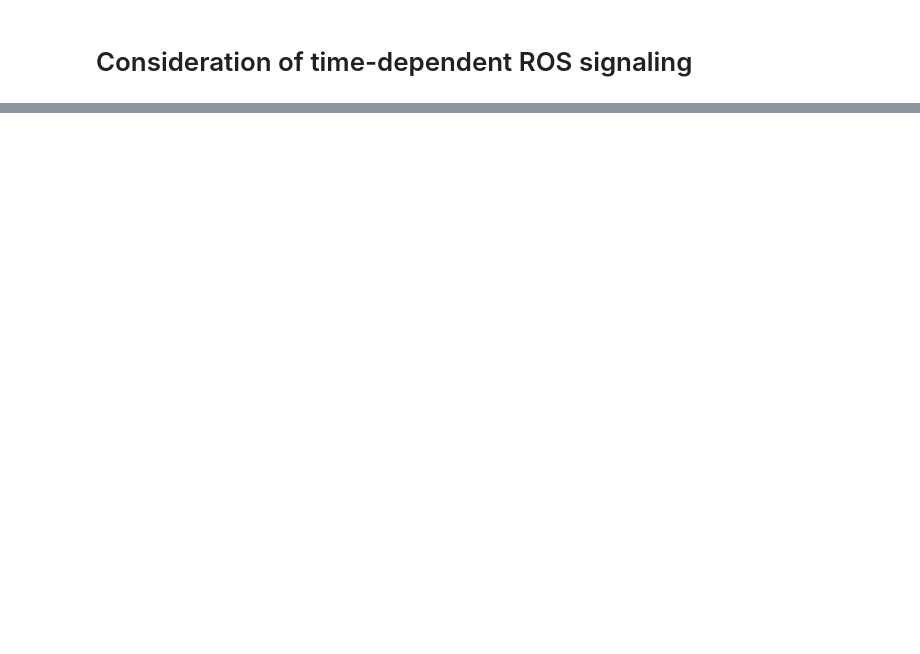
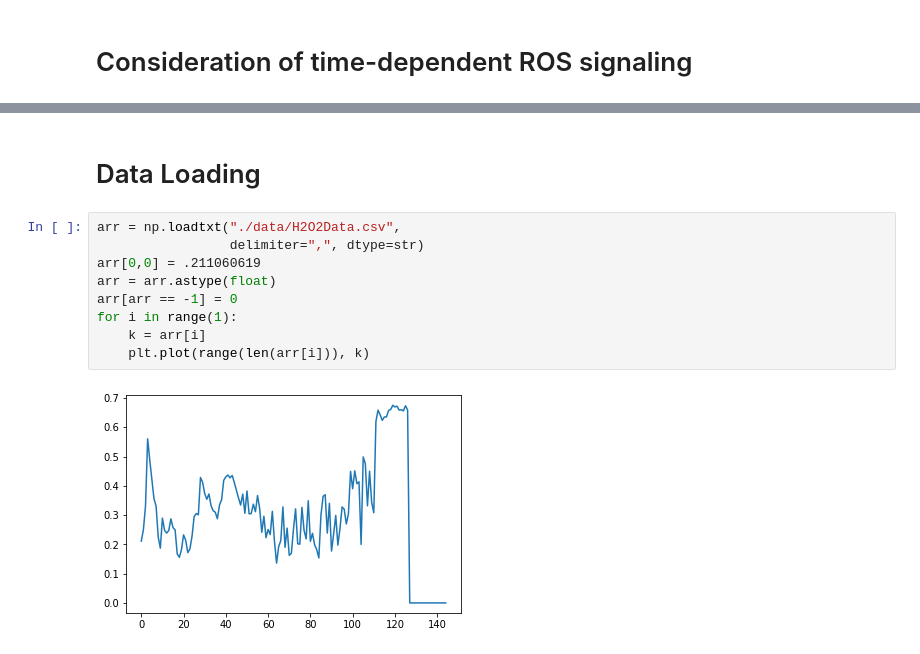
Before and after one commit to wmarchsteinmanUofA/PSIO572_TF_Project, a Jupyter notebook: 572ProjNotebook.ipynb, the cells around one changed output, grey strips where cells are left out. Drawn from its saved outputs; the diff is of its cells as text; blank space fills up the shorter version.

```diff
--- a/572ProjNotebook.ipynb
+++ b/572ProjNotebook.ipynb
@@ -206,0 +172,13 @@ plt.legend(["ROS", "PRDX","Inactive TF", "Active TF", "Total TF"])
+# %% [markdown]
+# Data Loading
+# %%
+arr = np.loadtxt("./data/H2O2Data.csv",
+                 delimiter=",", dtype=str)
+arr[0,0] = .211060619
+arr = arr.astype(float)
+arr[arr == -1] = 0
+for i in range(1):
+    k = arr[i]
+    plt.plot(range(len(arr[i])), k)
+# %% [output]
+[figure, added]
```
Also changed, not shown: parts of 12 cells of this notebook, 2 other files.
